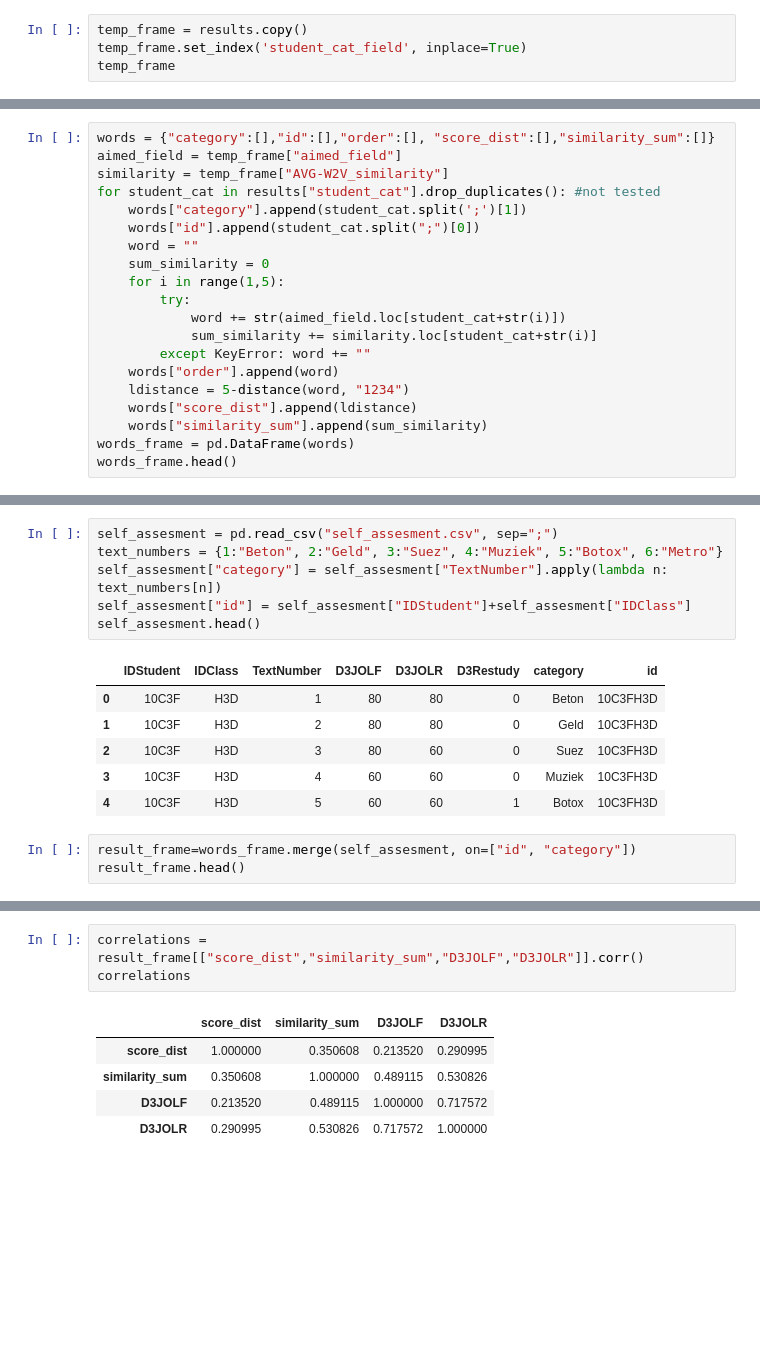
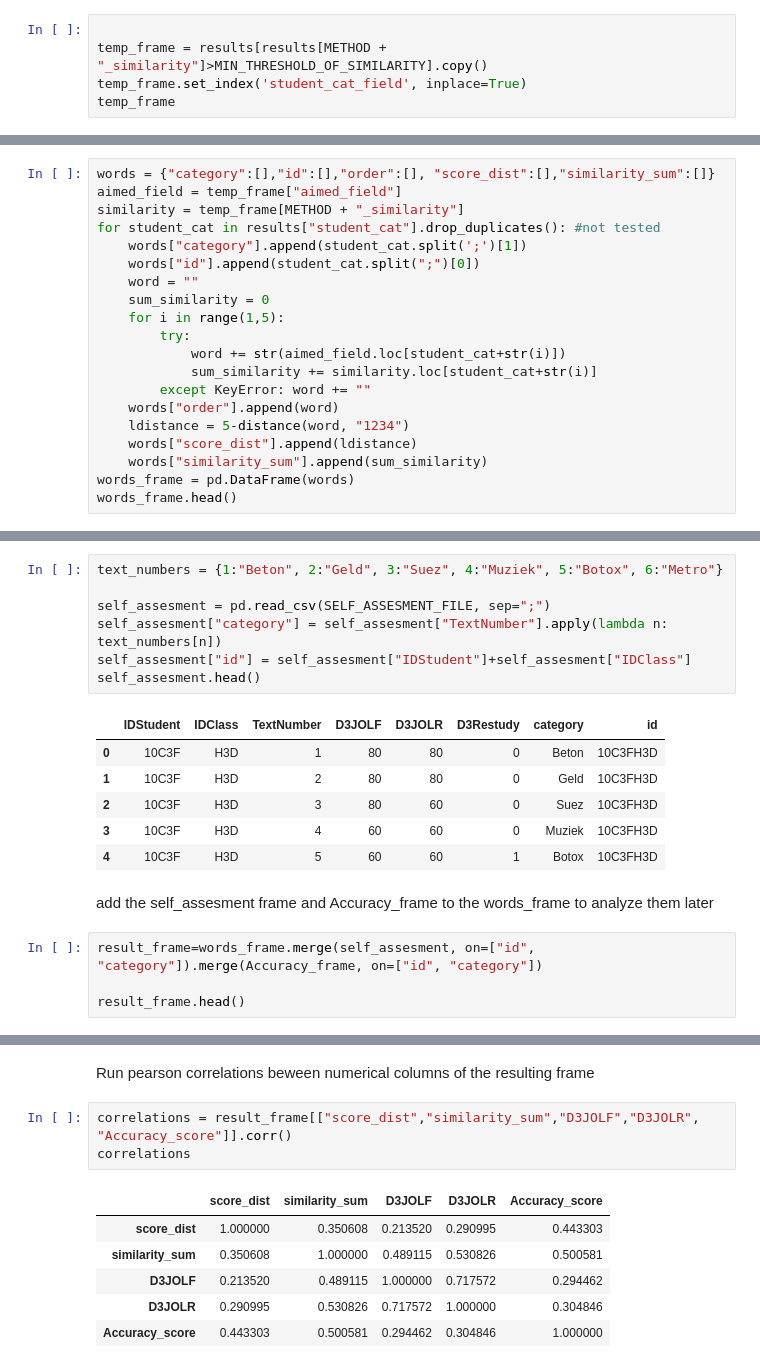
Before and after one commit to karolski/NLP-automated-diagram-grader, a Jupyter notebook: B_Postprocessing-measure_distance.ipynb, the cells around one changed output, grey strips where cells are left out. Cells and saved outputs as stored; diff of their text form; blank space fills up the shorter version.

```diff
--- a/B_Postprocessing-measure_distance.ipynb
+++ b/B_Postprocessing-measure_distance.ipynb
@@ -33,5 +98,6 @@ results
 # %%
-temp_frame = results.copy()
+
+temp_frame = results[results[METHOD + "_similarity"]>MIN_THRESHOLD_OF_SIMILARITY].copy()
 temp_frame.set_index('student_cat_field', inplace=True)
 temp_frame
 # %% [output]
@@ -57,7 +131,7 @@ temp_frame
 # %%
 words = {"category":[],"id":[],"order":[], "score_dist":[],"similarity_sum":[]}
 aimed_field = temp_frame["aimed_field"]
-similarity = temp_frame["AVG-W2V_similarity"]
+similarity = temp_frame[METHOD + "_similarity"]
 for student_cat in results["student_cat"].drop_duplicates(): #not tested
     words["category"].append(student_cat.split(';')[1])
     words["id"].append(student_cat.split(";")[0])
@@ -84,6 +160,7 @@ words_frame.head()
 # %%
-self_assesment = pd.read_csv("self_assesment.csv", sep=";")
 text_numbers = {1:"Beton", 2:"Geld", 3:"Suez", 4:"Muziek", 5:"Botox", 6:"Metro"}
+
+self_assesment = pd.read_csv(SELF_ASSESMENT_FILE, sep=";")
 self_assesment["category"] = self_assesment["TextNumber"].apply(lambda n: text_numbers[n])
 self_assesment["id"] = self_assesment["IDStudent"]+self_assesment["IDClass"]
 self_assesment.head()
@@ -94,8 +171,11 @@ self_assesment.head()
 | 2 | 10C3F | H3D | 3 | 80 | 60 | 0 | Suez | 10C3FH3D |
 | 3 | 10C3F | H3D | 4 | 60 | 60 | 0 | Muziek | 10C3FH3D |
 | 4 | 10C3F | H3D | 5 | 60 | 60 | 1 | Botox | 10C3FH3D |
+# %% [markdown]
+add the self_assesment frame and Accuracy_frame to the words_frame to analyze them later
 # %%
-result_frame=words_frame.merge(self_assesment, on=["id", "category"])
+result_frame=words_frame.merge(self_assesment, on=["id", "category"]).merge(Accuracy_frame, on=["id", "category"])
+
 result_frame.head()
 # %% [output]
 |  | category | id | order | score_dist | similarity_sum | IDStudent | IDClass | TextNumber | D3JOLF | ... |
@@ -104,12 +184,15 @@ result_frame.head()
 | 2 | Beton | 20I2FV3D | 2344 | 3 | 2.472007 | 20I2F | V3D | 1 | 60 | ... |
 | 3 | Beton | 20I6FH3D | 3132 | 2 | 2.869097 | 20I6F | H3D | 1 | 60 | ... |
 | 4 | Beton | 27I6F3G2 | 2133 | 2 | 2.550161 | 27I6F | 3G2 | 1 | 80 | ... |
+# %% [markdown]
+Run pearson correlations beween numerical columns of the resulting frame
 # %%
-correlations = result_frame[["score_dist","similarity_sum","D3JOLF","D3JOLR"]].corr()
+correlations = result_frame[["score_dist","similarity_sum","D3JOLF","D3JOLR", "Accuracy_score"]].corr()
 correlations
 # %% [output]
-|  | score_dist | similarity_sum | D3JOLF | D3JOLR |
-| score_dist | 1.000000 | 0.350608 | 0.213520 | 0.290995 |
-| similarity_sum | 0.350608 | 1.000000 | 0.489115 | 0.530826 |
-| D3JOLF | 0.213520 | 0.489115 | 1.000000 | 0.717572 |
-| D3JOLR | 0.290995 | 0.530826 | 0.717572 | 1.000000 |
+|  | score_dist | similarity_sum | D3JOLF | D3JOLR | Accuracy_score |
+| score_dist | 1.000000 | 0.350608 | 0.213520 | 0.290995 | 0.443303 |
+| similarity_sum | 0.350608 | 1.000000 | 0.489115 | 0.530826 | 0.500581 |
+| D3JOLF | 0.213520 | 0.489115 | 1.000000 | 0.717572 | 0.294462 |
+| D3JOLR | 0.290995 | 0.530826 | 0.717572 | 1.000000 | 0.304846 |
+| Accuracy_score | 0.443303 | 0.500581 | 0.294462 | 0.304846 | 1.000000 |
```
Also changed, not shown: parts of 19 cells of this notebook, 12 other files.
